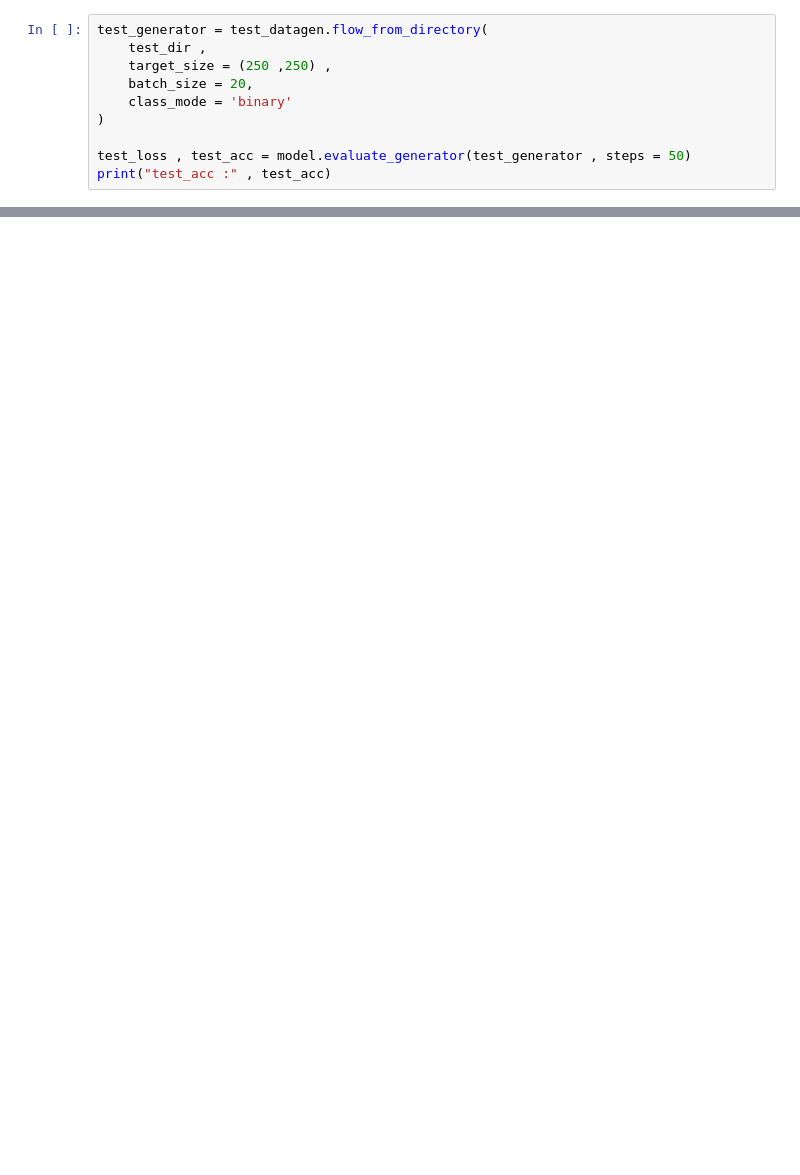
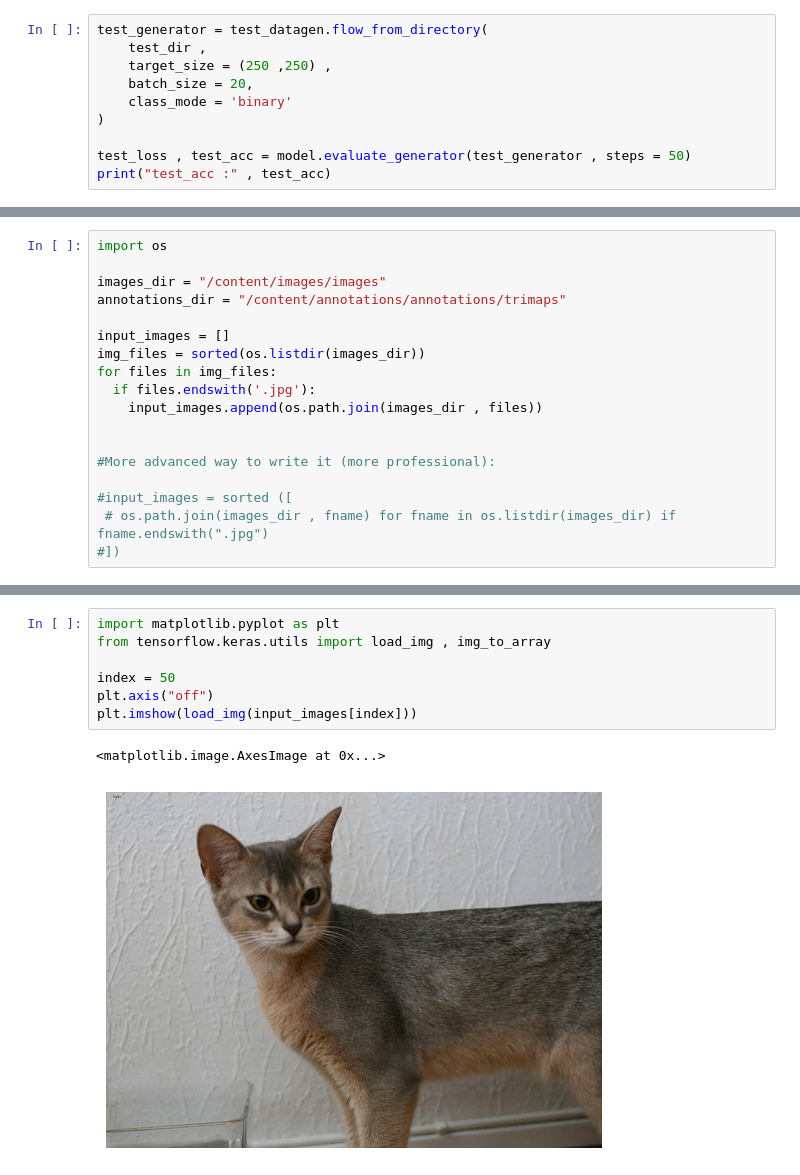
Before and after one commit to Hasanmog/Journey-Through-AI-Learning, a Jupyter notebook: DeepLearning_With_Python/DeepLearning_with_Python.ipynb, the cells around one changed output, grey strips where cells are left out. Saved outputs shown, nothing was run; the diff lists cells and outputs as text; blank space fills up the shorter version.

```diff
--- a/DeepLearning_With_Python/DeepLearning_with_Python.ipynb
+++ b/DeepLearning_With_Python/DeepLearning_with_Python.ipynb
@@ -463,0 +645,18 @@ print("test_acc :" , test_acc)
+# %%
+import os
+
+images_dir = "/content/images/images"
+annotations_dir = "/content/annotations/annotations/trimaps"
+
+input_images = []
+img_files = sorted(os.listdir(images_dir))
+for files in img_files:
+  if files.endswith('.jpg'):
+    input_images.append(os.path.join(images_dir , files))
+
+
+#More advanced way to write it (more professional):
+
+#input_images = sorted ([
+ # os.path.join(images_dir , fname) for fname in os.listdir(images_dir) if fname.endswith(".jpg")
+#])
@@ -463,0 +692,10 @@ print("test_acc :" , test_acc)
+# %%
+import matplotlib.pyplot as plt
+from tensorflow.keras.utils import load_img , img_to_array
+
+index = 50
+plt.axis("off")
+plt.imshow(load_img(input_images[index]))
+# %% [output]
+<matplotlib.image.AxesImage at 0x...>
+[figure, added]
```
Also changed, not shown: parts of 38 cells of this notebook.
